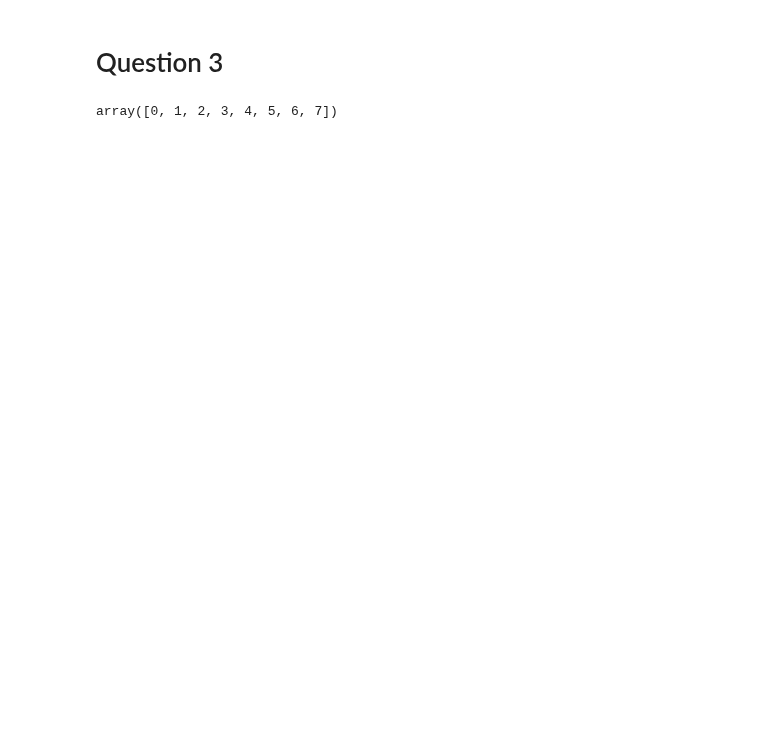
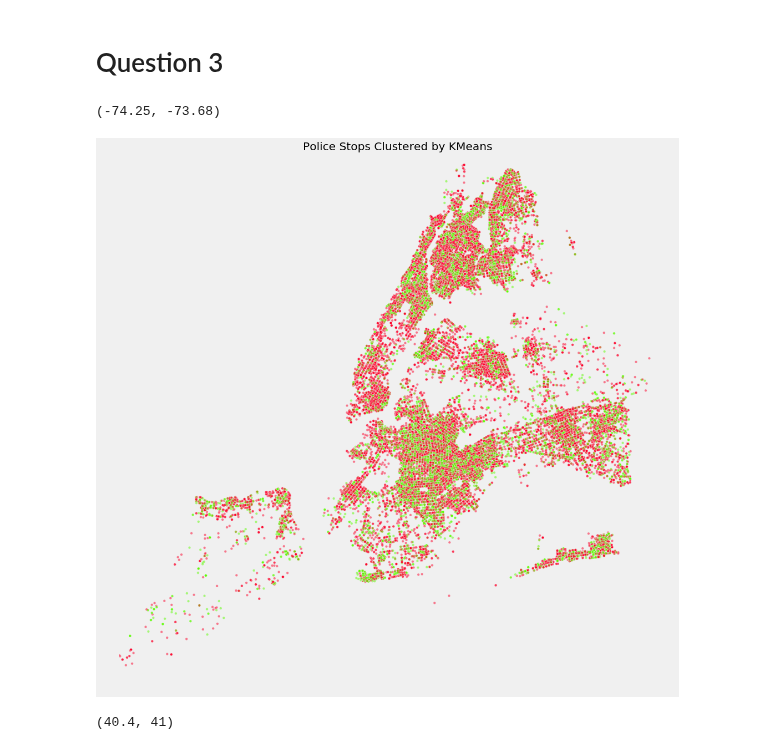
Before and after one commit to afcarl/machine_learning, a Jupyter notebook: homework7/Homework 7.ipynb, the cells around one changed output. Saved outputs shown, nothing was run; the diff lists cells and outputs as text; code cells hidden in the pictures; blank space fills up the shorter version.

```diff
--- a/homework7/Homework 7.ipynb
+++ b/homework7/Homework 7.ipynb
@@ -84,7 +82,23 @@ values = scale(data.applymap(lambda x: hash(x)).values)
+# %%
+data = pd.read_csv('cpw_stops_2012.csv')
+data = pd.get_dummies(data, columns=['day', 'month', 'time.period'])
+values = scale(data.values)
 # %%
-km = KMeans()
-labels = km.fit_predict(values)
+km = KMeans(n_clusters=2)
+labels = km.fit_predict(values[:,2:])
+data['label'] = labels
-# %%
-np.unique(labels)
-# %% [output]
-array([0, 1, 2, 3, 4, 5, 6, 7])
+# %%
+figure, ax = pl.subplots(figsize=(16,16))
+ax.axis('off')
+ax.scatter(data['lon'], data['lat'], c=data['label'], s=20, alpha=.5, cmap='gist_rainbow', vmin=0, vmax=3)
+ax.set_title('Police Stops Clustered by KMeans')
+ax.set_ylim([40.49, 40.92])
+ax.set_xlim([-74.25, -73.68])
+# %% [output]
+(-74.25, -73.68)
+[figure, added]
+# %%
+ax.set_ylim([40.4, 41])
+ax.set_xlim([-74.3, -73.6])
+# %% [output]
+(40.4, 41)
```
Also changed, not shown: parts of 6 cells of this notebook.
